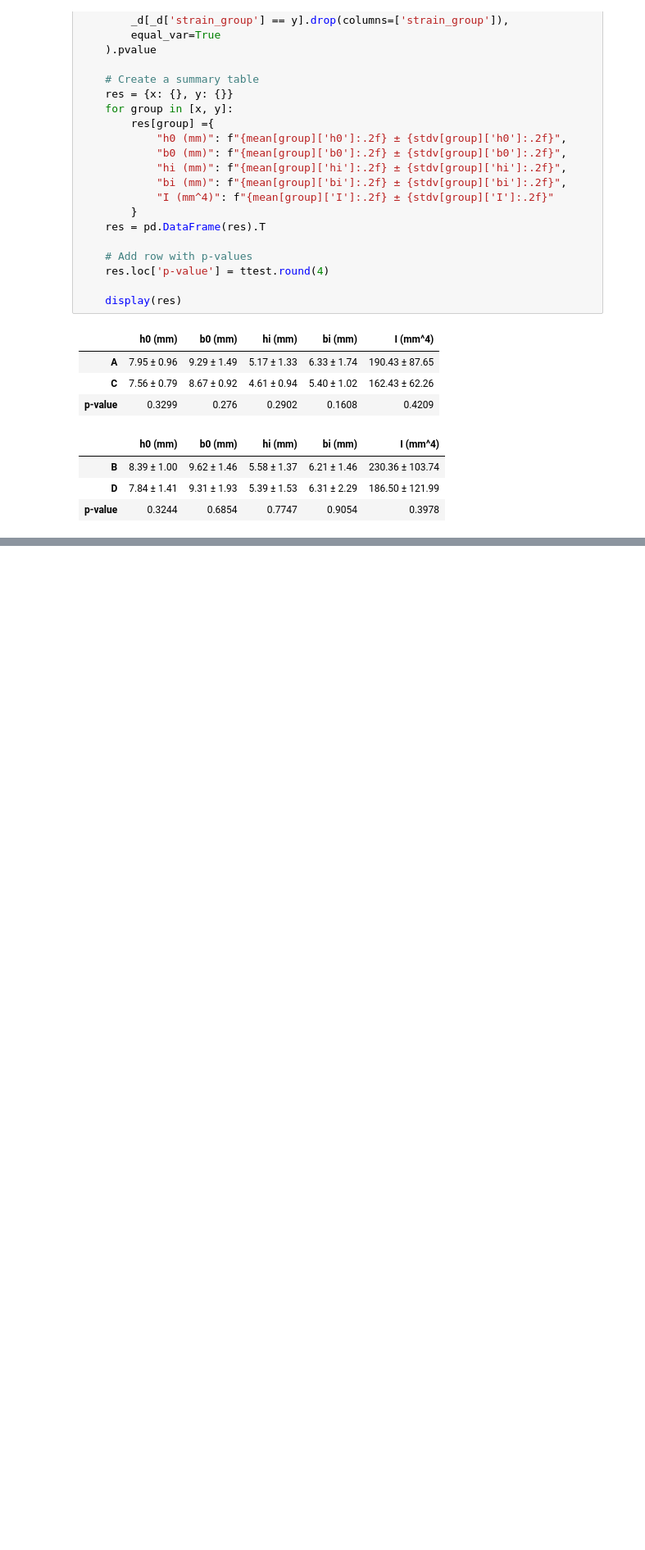
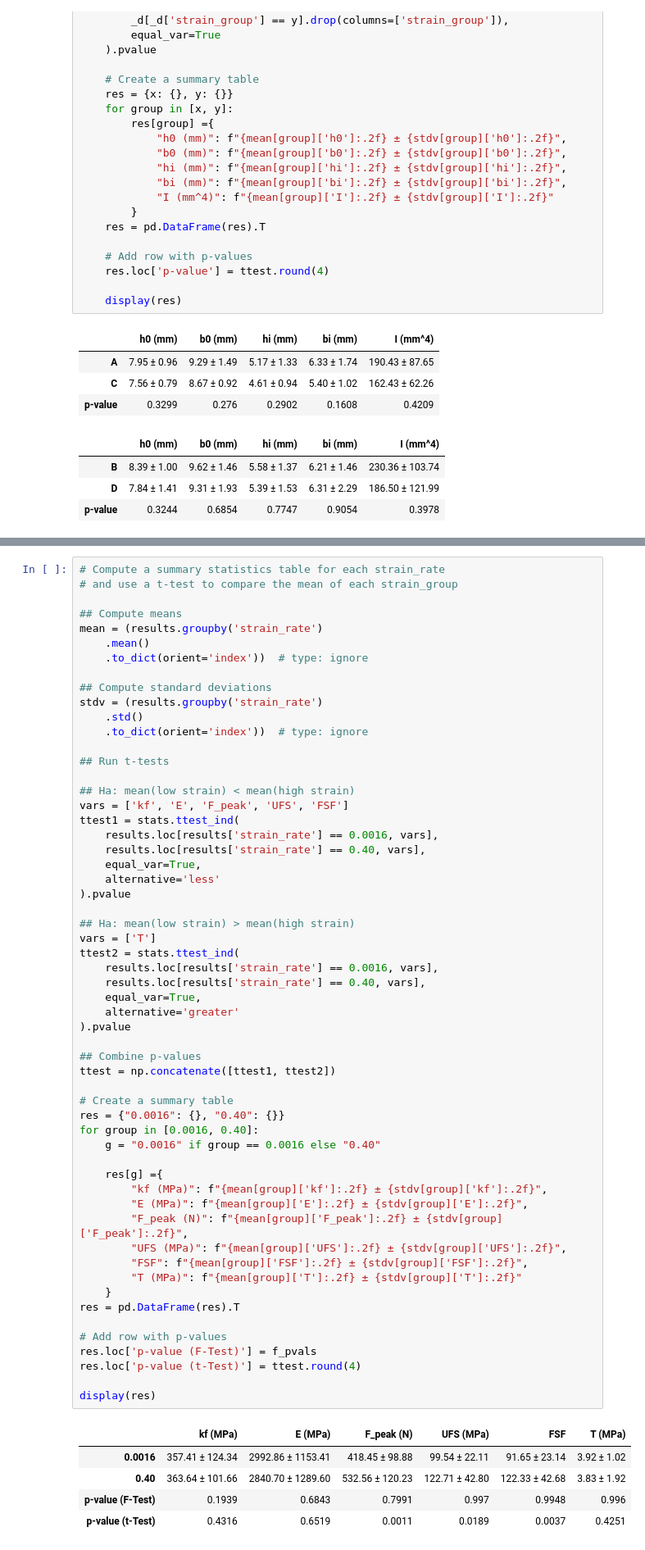
Before and after one commit to Kabilan108/drexel-coursework, a Jupyter notebook: bmes301/lab4/Data Analysis.ipynb, the cells around one changed output, grey strips where cells are left out. Shown at 82% size. Cells and saved outputs as stored; diff of their text form; blank space fills up the shorter version.

```diff
--- a/bmes301/lab4/Data Analysis.ipynb
+++ b/bmes301/lab4/Data Analysis.ipynb
@@ -364,0 +281,63 @@ array([0.002, 0.013, 0.225, 0.029, 0.638])
+# %%
+# Compute a summary statistics table for each strain_rate
+# and use a t-test to compare the mean of each strain_group
+
+## Compute means
+mean = (results.groupby('strain_rate')
+    .mean()
+    .to_dict(orient='index'))  # type: ignore
+
+## Compute standard deviations
+stdv = (results.groupby('strain_rate')
+    .std()
+    .to_dict(orient='index'))  # type: ignore
+
+## Run t-tests
+
+## Ha: mean(low strain) < mean(high strain)
+vars = ['kf', 'E', 'F_peak', 'UFS', 'FSF']
+ttest1 = stats.ttest_ind(
+    results.loc[results['strain_rate'] == 0.0016, vars],
+    results.loc[results['strain_rate'] == 0.40, vars],
+    equal_var=True,
+    alternative='less'
+).pvalue
+
+## Ha: mean(low strain) > mean(high strain)
+vars = ['T']
+ttest2 = stats.ttest_ind(
+    results.loc[results['strain_rate'] == 0.0016, vars],
+    results.loc[results['strain_rate'] == 0.40, vars],
+    equal_var=True,
+    alternative='greater'
+).pvalue
+
+## Combine p-values
+ttest = np.concatenate([ttest1, ttest2])
+
+# Create a summary table
+res = {"0.0016": {}, "0.40": {}}
+for group in [0.0016, 0.40]:
+    g = "0.0016" if group == 0.0016 else "0.40"
+
+    res[g] ={
+        "kf (MPa)": f"{mean[group]['kf']:.2f} ± {stdv[group]['kf']:.2f}",
+        "E (MPa)": f"{mean[group]['E']:.2f} ± {stdv[group]['E']:.2f}",
+        "F_peak (N)": f"{mean[group]['F_peak']:.2f} ± {stdv[group]['F_peak']:.2f}",
+        "UFS (MPa)": f"{mean[group]['UFS']:.2f} ± {stdv[group]['UFS']:.2f}",
+        "FSF": f"{mean[group]['FSF']:.2f} ± {stdv[group]['FSF']:.2f}",
+        "T (MPa)": f"{mean[group]['T']:.2f} ± {stdv[group]['T']:.2f}"
+    }
+res = pd.DataFrame(res).T
+
+# Add row with p-values
+res.loc['p-value (F-Test)'] = f_pvals
+res.loc['p-value (t-Test)'] = ttest.round(4)
+
+display(res)
+# %% [output]
+|  | kf (MPa) | E (MPa) | F_peak (N) | UFS (MPa) | FSF | T (MPa) |
+| 0.0016 | 357.41 ± 124.34 | 2992.86 ± 1153.41 | 418.45 ± 98.88 | 99.54 ± 22.11 | 91.65 ± 23.14 | 3.92 ± 1.02 |
+| 0.40 | 363.64 ± 101.66 | 2840.70 ± 1289.60 | 532.56 ± 120.23 | 122.71 ± 42.80 | 122.33 ± 42.68 | 3.83 ± 1.92 |
+| p-value (F-Test) | 0.1939 | 0.6843 | 0.7991 | 0.997 | 0.9948 | 0.996 |
+| p-value (t-Test) | 0.4316 | 0.6519 | 0.0011 | 0.0189 | 0.0037 | 0.4251 |
```
Also changed, not shown: parts of 12 cells of this notebook, 3 other files.
